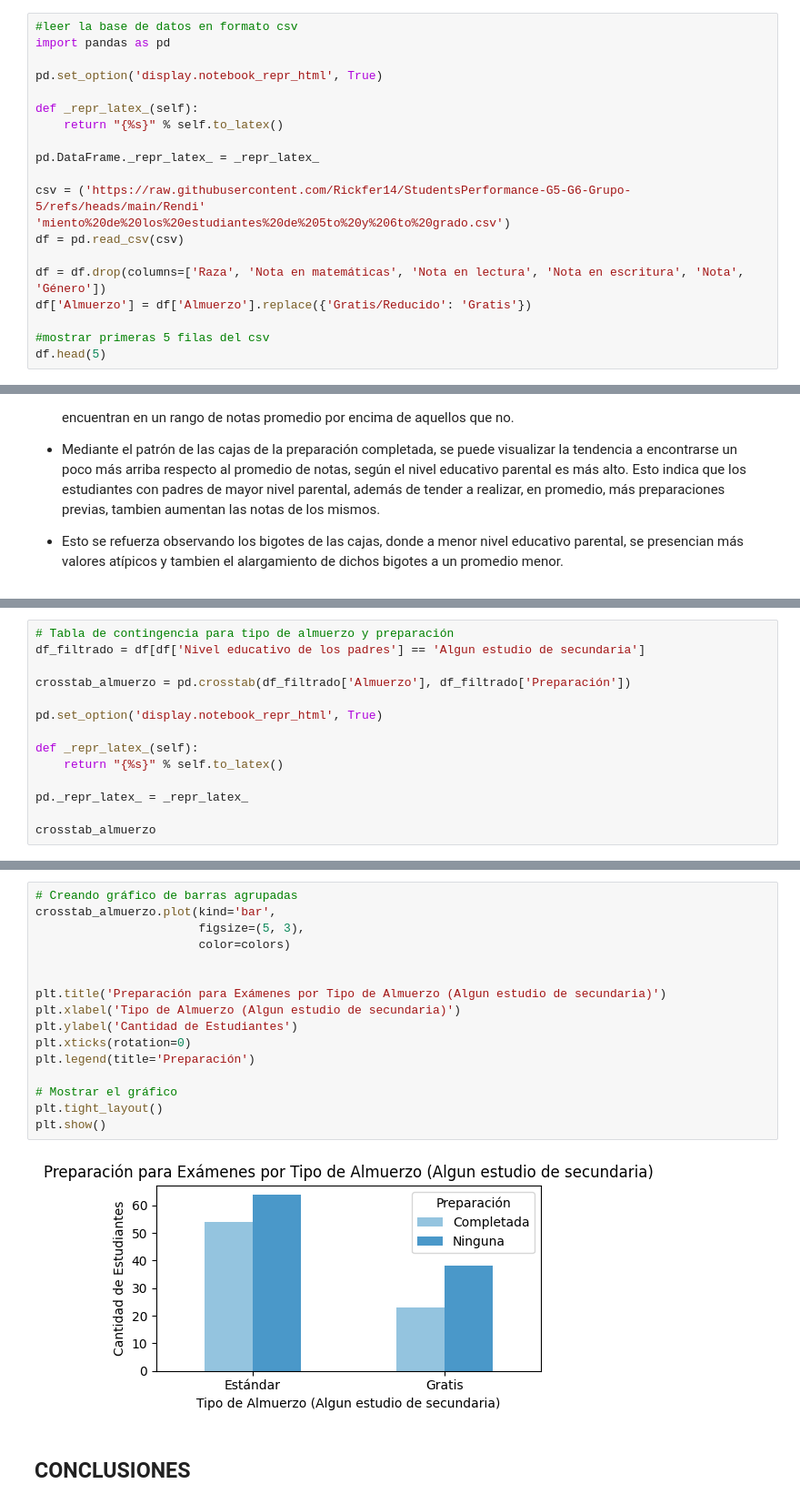
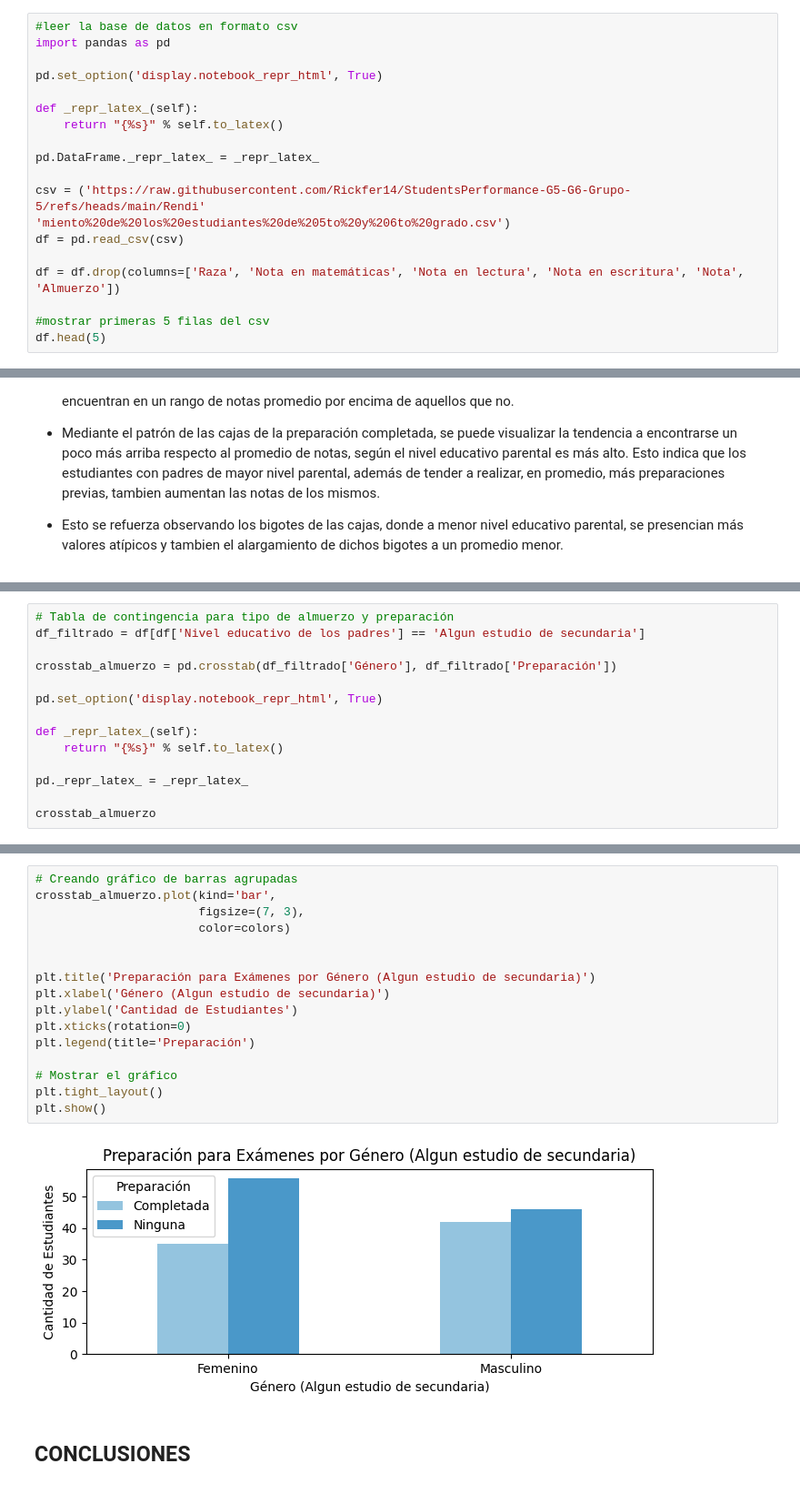
Before and after one commit to Zadquiel-niev/StudentsPerformance-G5-G6-Grupo-5, a Jupyter notebook: jupyter.ipynb, the cells around one changed output, grey strips where cells are left out. Shown: that part at 91% size. Drawn from its saved outputs; the diff is of its cells as text.

```diff
--- a/jupyter.ipynb
+++ b/jupyter.ipynb
@@ -29,8 +29,7 @@ csv = ('https://raw.githubusercontent.com/Rickfer14/StudentsPerformance-G5-G6-Gr
 'miento%20de%20los%20estudiantes%20de%205to%20y%206to%20grado.csv')
 df = pd.read_csv(csv)
 
-df = df.drop(columns=['Raza', 'Nota en matemáticas', 'Nota en lectura', 'Nota en escritura', 'Nota', 'Género'])
-df['Almuerzo'] = df['Almuerzo'].replace({'Gratis/Reducido': 'Gratis'})
+df = df.drop(columns=['Raza', 'Nota en matemáticas', 'Nota en lectura', 'Nota en escritura', 'Nota', 'Almuerzo'])
 
 #mostrar primeras 5 filas del csv
 df.head(5)
@@ -266,7 +265,7 @@ Para esto, se relacionará junto a la variable "Almuerzo", y ver qué influencia
 # Tabla de contingencia para tipo de almuerzo y preparación
 df_filtrado = df[df['Nivel educativo de los padres'] == 'Algun estudio de secundaria']
 
-crosstab_almuerzo = pd.crosstab(df_filtrado['Almuerzo'], df_filtrado['Preparación'])
+crosstab_almuerzo = pd.crosstab(df_filtrado['Género'], df_filtrado['Preparación'])
 
 pd.set_option('display.notebook_repr_html', True)
 
@@ -290,21 +287,21 @@ Estos se representaron de mejor manera en el siguiente gráfico de barras (se ti
 # %%
 # Creando gráfico de barras agrupadas
 crosstab_almuerzo.plot(kind='bar',
-                       figsize=(5, 3),
+                       figsize=(7, 3),
                        color=colors)
 
 
-plt.title('Preparación para Exámenes por Tipo de Almuerzo (Algun estudio de secundaria)')
-plt.xlabel('Tipo de Almuerzo (Algun estudio de secundaria)')
+plt.title('Preparación para Exámenes por Género (Algun estudio de secundaria)')
+plt.xlabel('Género (Algun estudio de secundaria)')
 plt.ylabel('Cantidad de Estudiantes')
 plt.xticks(rotation=0)
 plt.legend(title='Preparación')
 
 # Mostrar el gráfico
 plt.tight_layout()
 plt.show()
 # %% [output]
-[figure, old version]
+[figure, new version]
 # %% [markdown]
 ## **CONCLUSIONES**
 # %% [markdown]
```
Also changed, not shown: parts of 10 cells of this notebook, 1 other file.
